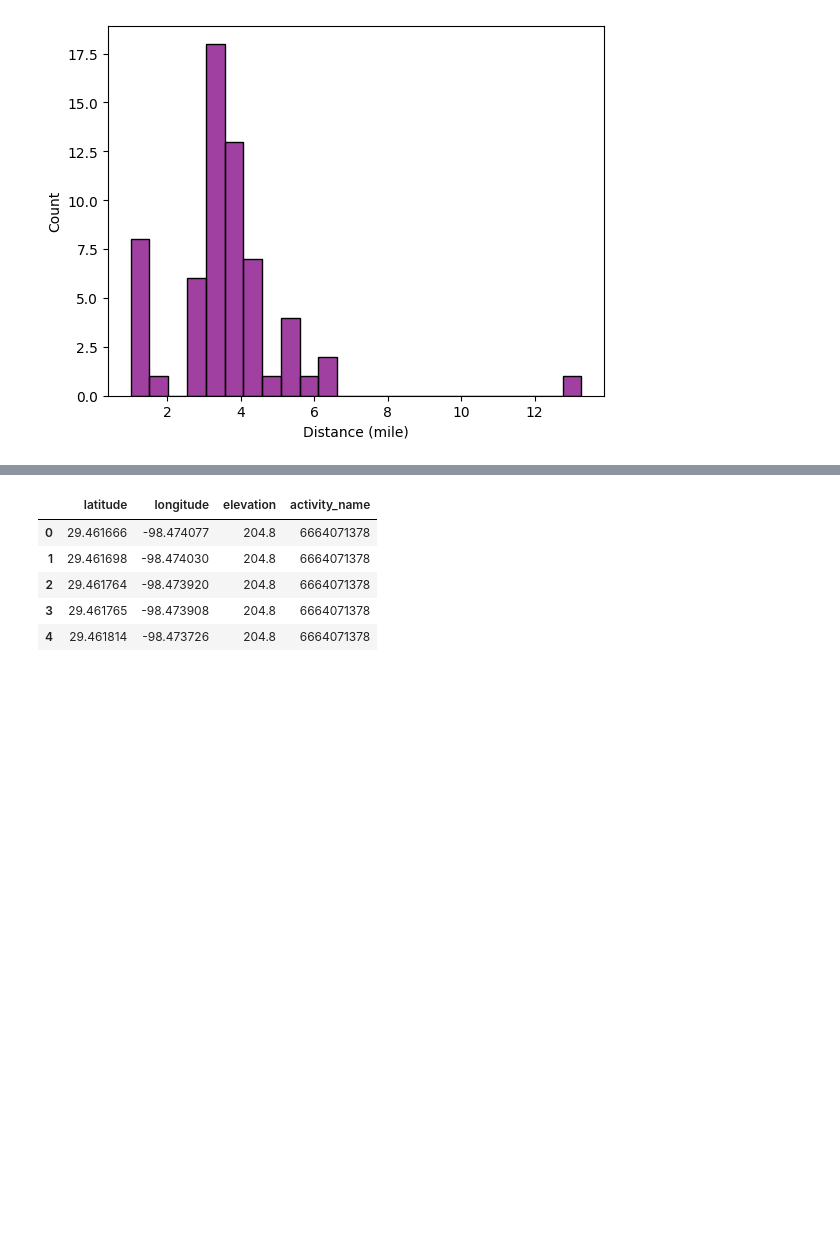
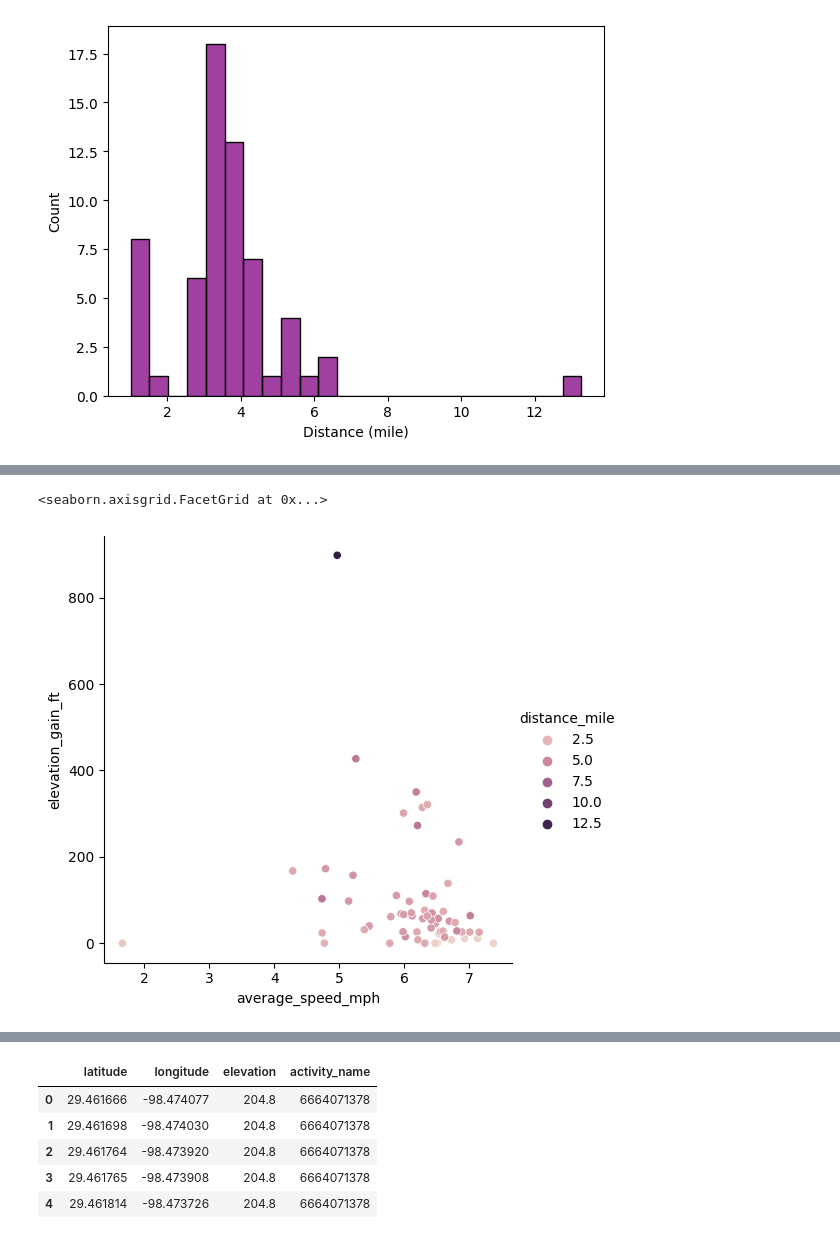
Before and after one commit to dazhaoniel/strava-recap-2022, a Jupyter notebook: strava2022.ipynb, the cells around one changed output, grey strips where cells are left out. Cells and saved outputs as stored; diff of their text form; code cells hidden in the pictures; blank space fills up the shorter version.

```diff
--- a/strava2022.ipynb
+++ b/strava2022.ipynb
@@ -63,6 +64,19 @@ df['distance_mile'] = df['Distance'] * 0.621371
 # convert Elevation Gain from meter to feet
 df['Elevation Gain'] = df['Elevation Gain'].replace(',', '').astype(float)
 df['elevation_gain_ft'] = df['Elevation Gain'] * 3.28084
+# %%
+def meter_per_second_to_pace(n):
+    if (n == 0):
+        return 0
+    d, n = math.modf(60/(n*2.236936))
+    return str(int(n)) + ':' + str(int(d*60))
+# %%
+# avegrage speed is meter/second, convert it to pace
+# https://www.dummies.com/article/home-auto-hobbies/\
+# sports-recreation/converting-miles-per-hour-to-minutes-per-mile-194716/
+df['Average Speed'] = df['Average Speed'].astype(float)
+df['average_speed_mph'] = df['Average Speed']*2.236936
+df['pace'] = df['Average Speed'].apply(lambda x: meter_per_second_to_pace(x))
 # %%
 # activity categories
 g = sns.countplot(x='Activity Type', data=df)
@@ -223,6 +237,5 @@ g.set(xlabel='Distance (mile)', ylabel='Count')
 [figure]
 # %%
 # run speed relate to distance and elevation gain
-# figure out the measure unit for average speed
-df_run.head()
+sns.relplot(x='average_speed_mph', y='elevation_gain_ft', hue='distance_mile', data=df_run, kind='scatter')
 # %% [output]
@@ -234,0 +242,2 @@ df_run.head()
+<seaborn.axisgrid.FacetGrid at 0x...>
+[figure, added]
```
Also changed, not shown: parts of 4 cells of this notebook.
